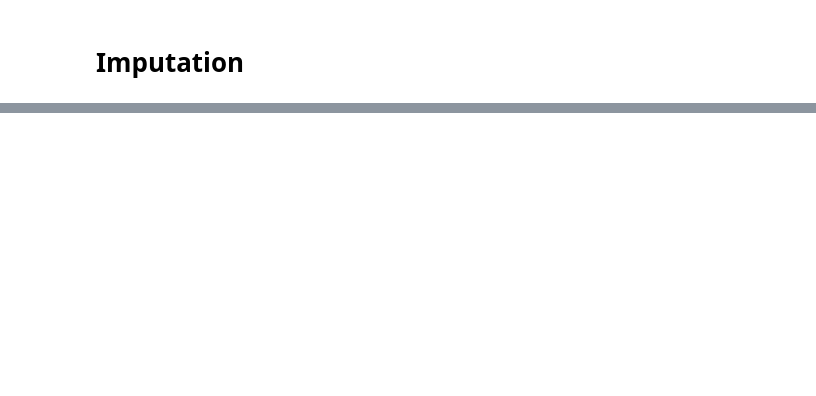
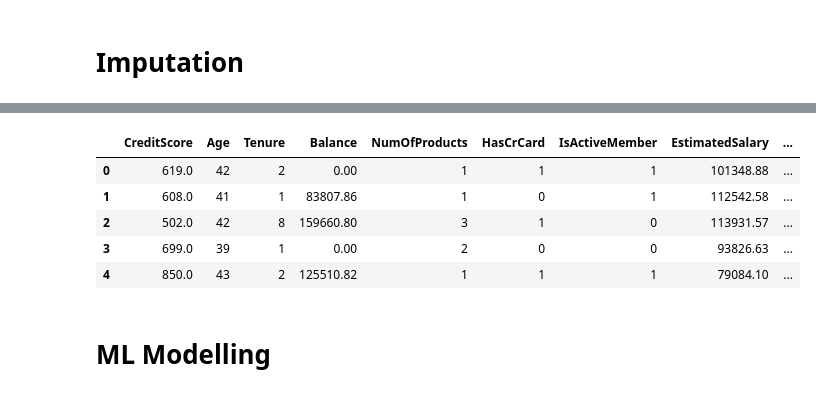
Before and after one commit to abhinav225rj/Bank-Customer-Churn-Modelling, a Jupyter notebook: churn prediction.ipynb, the cells around one changed output, grey strips where cells are left out. Cells and saved outputs as stored; diff of their text form; code cells hidden in the pictures; blank space fills up the shorter version.

Commit message:
Building the Model

```diff
--- a/churn prediction.ipynb
+++ b/churn prediction.ipynb
@@ -79,3 +107,18 @@ array([[<Axes: title={'center': 'CreditScore'}>,
 # %%
 # remove unnecessary columns
 dataset= customer_data.drop(['RowNumber','CustomerId','Surname'],axis=1)
+# %%
+# Converting categorical --> numeric column
+dataset = dataset.drop(['Geography','Gender'], axis=1)
+Geography= pd.get_dummies(customer_data.Geography,drop_first= True).astype(int)
+Gender= pd.get_dummies(customer_data.Gender, drop_first= True).astype(int)
+
+dataset= pd.concat([dataset,Geography,Gender], axis=1)
+dataset.head()
+# %% [output]
+|  | CreditScore | Age | Tenure | Balance | NumOfProducts | HasCrCard | IsActiveMember | EstimatedSalary | ... |
+| 0 | 619.0 | 42 | 2 | 0.00 | 1 | 1 | 1 | 101348.88 | ... |
+| 1 | 608.0 | 41 | 1 | 83807.86 | 1 | 0 | 1 | 112542.58 | ... |
+| 2 | 502.0 | 42 | 8 | 159660.80 | 3 | 1 | 0 | 113931.57 | ... |
+| 3 | 699.0 | 39 | 1 | 0.00 | 2 | 0 | 0 | 93826.63 | ... |
+| 4 | 850.0 | 43 | 2 | 125510.82 | 1 | 1 | 1 | 79084.10 | ... |
@@ -81,0 +133,2 @@ dataset= customer_data.drop(['RowNumber','CustomerId','Surname'],axis=1)
+# %% [markdown]
+# ML Modelling
```
Also changed, not shown: parts of 16 cells of this notebook.
